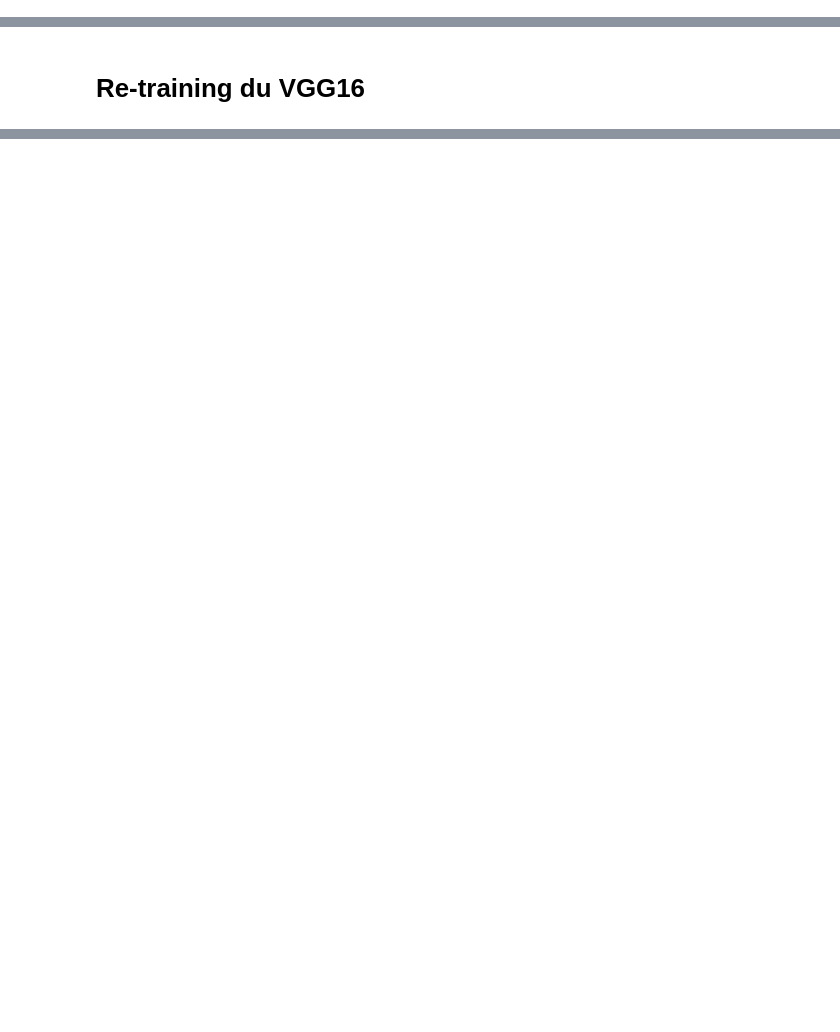
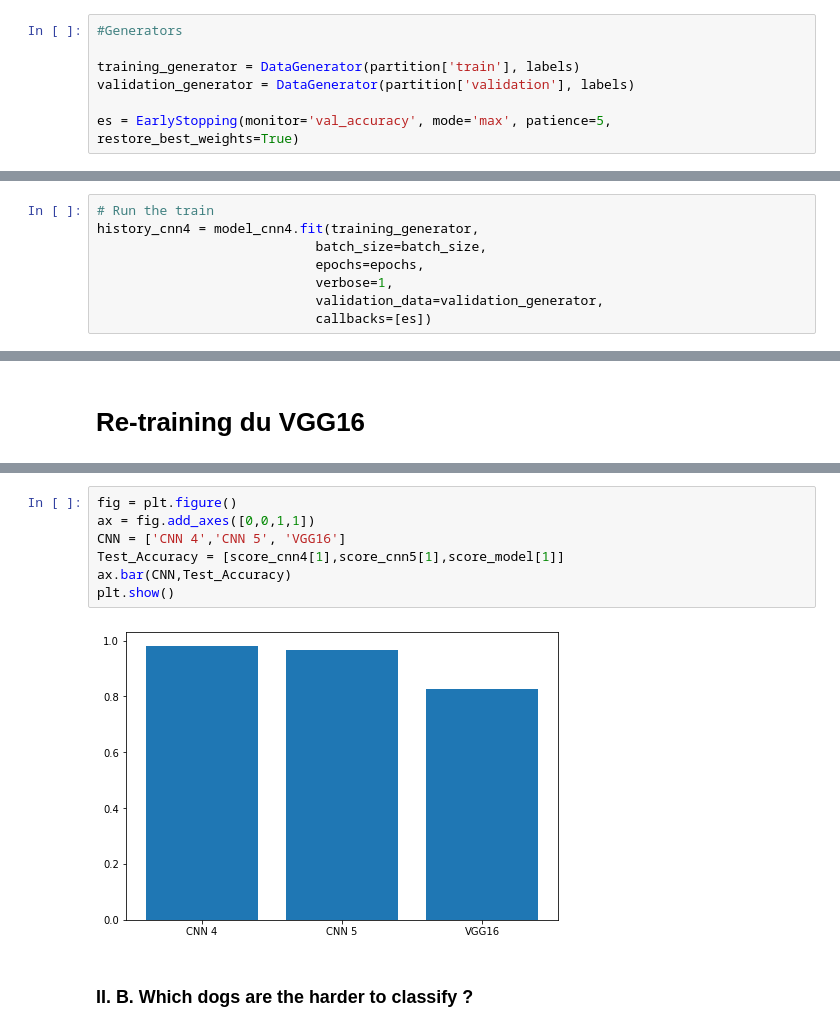
Before and after one commit to AntoineGoubert/Projet-6, a Jupyter notebook: test2.ipynb, the cells around one changed output, grey strips where cells are left out. Saved outputs shown, nothing was run; the diff lists cells and outputs as text; blank space fills up the shorter version.

```diff
--- a/test2.ipynb
+++ b/test2.ipynb
@@ -279,3 +309,10 @@ input_shape = train_images.shape[1:]
+# %%
+#Generators
+
+training_generator = DataGenerator(partition['train'], labels)
+validation_generator = DataGenerator(partition['validation'], labels)
+
+es = EarlyStopping(monitor='val_accuracy', mode='max', patience=5,  restore_best_weights=True)
 # %% [markdown]
 ### **4th version of the CNN: Preventing overfitting and adding layers**
 # %%
@@ -299,3 +336,11 @@ model_cnn4.compile(
     loss='categorical_crossentropy',
     metrics=['accuracy'],
 )
+# %%
+# Run the train
+history_cnn4 = model_cnn4.fit(training_generator,
+                            batch_size=batch_size,
+                            epochs=epochs,
+                            verbose=1,
+                            validation_data=validation_generator,
+                            callbacks=[es])
@@ -469,0 +598,11 @@ print('Test accuracy:', score_model[1])
+# %%
+fig = plt.figure()
+ax = fig.add_axes([0,0,1,1])
+CNN = ['CNN 4','CNN 5', 'VGG16']
+Test_Accuracy = [score_cnn4[1],score_cnn5[1],score_model[1]]
+ax.bar(CNN,Test_Accuracy)
+plt.show()
+# %% [output]
+[figure, added]
+# %% [markdown]
+### II. B. Which dogs are the harder to classify ?
```
Also changed, not shown: parts of 46 cells of this notebook, 9 other files.
